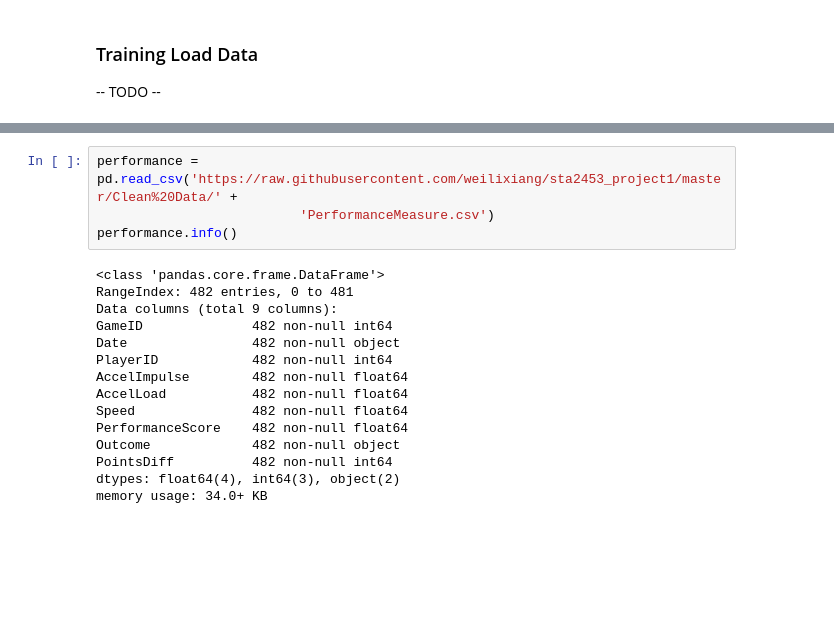
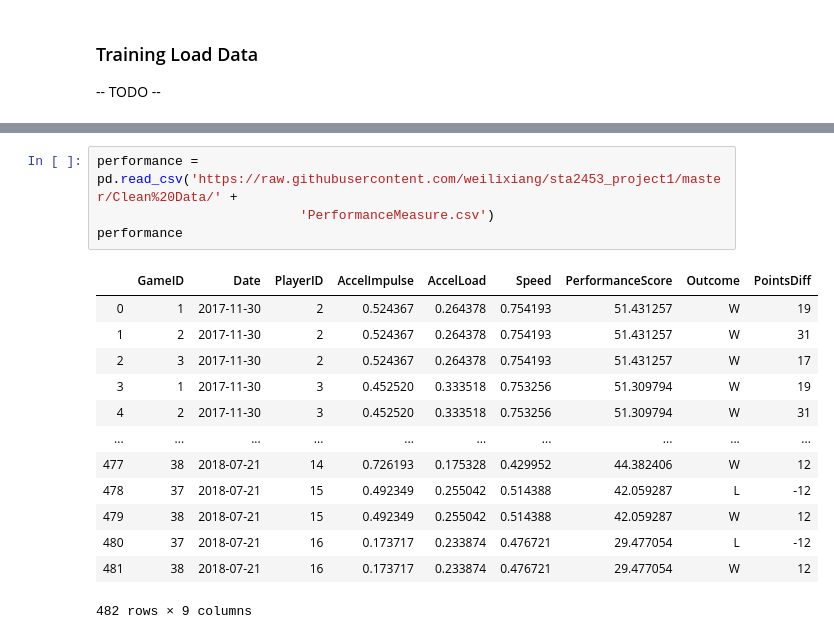
Before and after one commit to Sangha05/sta2453_project1, a Jupyter notebook: Rugby 7s.ipynb, the cells around one changed output, grey strips where cells are left out. Cells and saved outputs as stored; diff of their text form; blank space fills up the shorter version.

```diff
--- a/Rugby 7s.ipynb
+++ b/Rugby 7s.ipynb
@@ -53,19 +75,18 @@ We then came up with the idea of having a <b>Performance Score</b>, which was a
 # %%
 performance = pd.read_csv('https://raw.githubusercontent.com/weilixiang/sta2453_project1/master/Clean%20Data/' +
                           'PerformanceMeasure.csv')
-performance.info()
+performance
 # %% [output]
+|  | GameID | Date | PlayerID | AccelImpulse | AccelLoad | Speed | PerformanceScore | Outcome | PointsDiff |
+| 0 | 1 | 2017-11-30 | 2 | 0.524367 | 0.264378 | 0.754193 | 51.431257 | W | 19 |
+| 1 | 2 | 2017-11-30 | 2 | 0.524367 | 0.264378 | 0.754193 | 51.431257 | W | 31 |
+| 2 | 3 | 2017-11-30 | 2 | 0.524367 | 0.264378 | 0.754193 | 51.431257 | W | 17 |
+| 3 | 1 | 2017-11-30 | 3 | 0.452520 | 0.333518 | 0.753256 | 51.309794 | W | 19 |
+| 4 | 2 | 2017-11-30 | 3 | 0.452520 | 0.333518 | 0.753256 | 51.309794 | W | 31 |
+| ... | ... | ... | ... | ... | ... | ... | ... | ... | ... |
+| 477 | 38 | 2018-07-21 | 14 | 0.726193 | 0.175328 | 0.429952 | 44.382406 | W | 12 |
+| 478 | 37 | 2018-07-21 | 15 | 0.492349 | 0.255042 | 0.514388 | 42.059287 | L | -12 |
+| 479 | 38 | 2018-07-21 | 15 | 0.492349 | 0.255042 | 0.514388 | 42.059287 | W | 12 |
+| 480 | 37 | 2018-07-21 | 16 | 0.173717 | 0.233874 | 0.476721 | 29.477054 | L | -12 |
+| 481 | 38 | 2018-07-21 | 16 | 0.173717 | 0.233874 | 0.476721 | 29.477054 | W | 12 |
-<class 'pandas.core.frame.DataFrame'>
-RangeIndex: 482 entries, 0 to 481
-Data columns (total 9 columns):
-GameID              482 non-null int64
-Date                482 non-null object
-PlayerID            482 non-null int64
-AccelImpulse        482 non-null float64
-AccelLoad           482 non-null float64
-Speed               482 non-null float64
-PerformanceScore    482 non-null float64
-Outcome             482 non-null object
-PointsDiff          482 non-null int64
-dtypes: float64(4), int64(3), object(2)
-memory usage: 34.0+ KB
+482 rows × 9 columns
```
Also changed, not shown: parts of 6 cells of this notebook, 1 other file.
